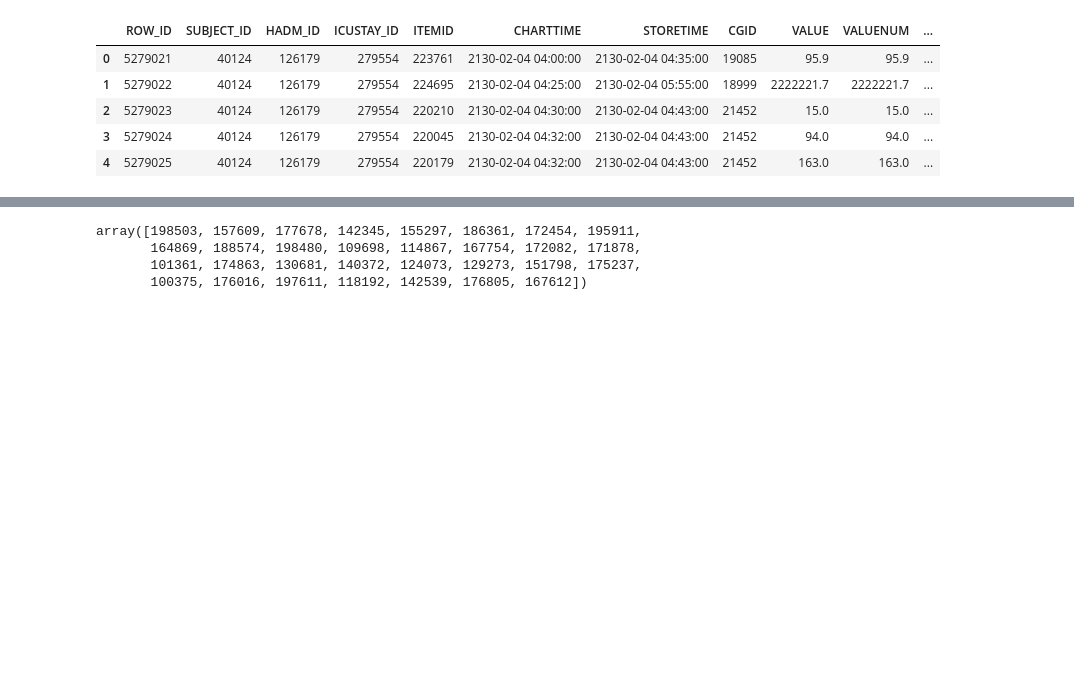
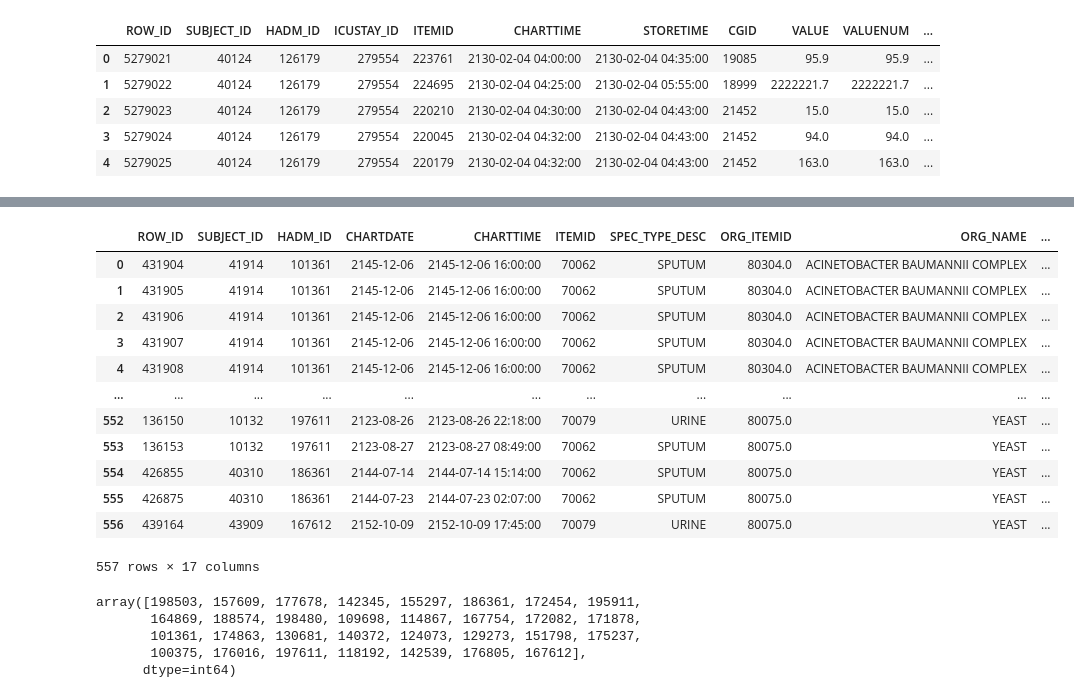
Before and after one commit to StanislavaMincheva12/OOP_SM_MO_CN, a Jupyter notebook: Code_02/Ward_52_check.ipynb, the cells around one changed output, grey strips where cells are left out. Saved outputs shown, nothing was run; the diff lists cells and outputs as text; code cells hidden in the pictures; blank space fills up the shorter version.

```diff
--- a/Code_02/Ward_52_check.ipynb
+++ b/Code_02/Ward_52_check.ipynb
@@ -230,7 +230,7 @@ import sqlite3
 import pandas as pd
 
 # Assuming db_path and desired_tables are defined earlier, e.g.:
-db_path = '/Volumes/T7/OOP_project/OOP_database.db'  # From your MIMIC/OOP project [cite:16]
+db_path = ''  # From your MIMIC/OOP project [cite:16] PATH TO
 desired_tables = ['PATIENTS', 'CAREGIVERS', 'D_ITEMS', 'ADMISSIONS', 'ICUSTAYS', 'NOTEEVENTS', 'MICROBIOLOGYEVENTS', 'TRANSFERS', 'OUTPUTEVENTS', 'CHARTEVENTS']
 
 from contextlib import contextmanager
@@ -332,3 +332,7 @@ ward52_pos = microbiologyevents[
 
 ward52_pos["ORG_NAME"] = ward52_pos["ORG_NAME"].astype(str).str.upper().str.strip()
 ward52_pos = ward52_pos.sort_values(["ORG_NAME", "CHARTDATE"])
+# %%
+ward52_discharge = icustays[(icustays["FIRST_WARDID"] == WARD_ID_TARGET)
+                            & (icustays["LAST_WARDID"] == WARD_ID_TARGET)][["SUBJECT_ID", "OUTTIME"]]
+ward52_discharge.head()
@@ -335,7 +346,25 @@ ward52_pos = ward52_pos.sort_values(["ORG_NAME", "CHARTDATE"])
+# %%
+ward52_pos = ward52_pos.merge(ward52_discharge, on="SUBJECT_ID", how="left")
+ward52_pos
+# %% [output]
+|  | ROW_ID | SUBJECT_ID | HADM_ID | CHARTDATE | CHARTTIME | ITEMID | SPEC_TYPE_DESC | ORG_ITEMID | ORG_NAME | ... |
+| 0 | 431904 | 41914 | 101361 | 2145-12-06 | 2145-12-06 16:00:00 | 70062 | SPUTUM | 80304.0 | ACINETOBACTER BAUMANNII COMPLEX | ... |
+| 1 | 431905 | 41914 | 101361 | 2145-12-06 | 2145-12-06 16:00:00 | 70062 | SPUTUM | 80304.0 | ACINETOBACTER BAUMANNII COMPLEX | ... |
+| 2 | 431906 | 41914 | 101361 | 2145-12-06 | 2145-12-06 16:00:00 | 70062 | SPUTUM | 80304.0 | ACINETOBACTER BAUMANNII COMPLEX | ... |
+| 3 | 431907 | 41914 | 101361 | 2145-12-06 | 2145-12-06 16:00:00 | 70062 | SPUTUM | 80304.0 | ACINETOBACTER BAUMANNII COMPLEX | ... |
+| 4 | 431908 | 41914 | 101361 | 2145-12-06 | 2145-12-06 16:00:00 | 70062 | SPUTUM | 80304.0 | ACINETOBACTER BAUMANNII COMPLEX | ... |
+| ... | ... | ... | ... | ... | ... | ... | ... | ... | ... | ... |
+| 552 | 136150 | 10132 | 197611 | 2123-08-26 | 2123-08-26 22:18:00 | 70079 | URINE | 80075.0 | YEAST | ... |
+| 553 | 136153 | 10132 | 197611 | 2123-08-27 | 2123-08-27 08:49:00 | 70062 | SPUTUM | 80075.0 | YEAST | ... |
+| 554 | 426855 | 40310 | 186361 | 2144-07-14 | 2144-07-14 15:14:00 | 70062 | SPUTUM | 80075.0 | YEAST | ... |
+| 555 | 426875 | 40310 | 186361 | 2144-07-23 | 2144-07-23 02:07:00 | 70062 | SPUTUM | 80075.0 | YEAST | ... |
+| 556 | 439164 | 43909 | 167612 | 2152-10-09 | 2152-10-09 17:45:00 | 70079 | URINE | 80075.0 | YEAST | ... |
+557 rows × 17 columns
 # %%
 ward52_hadm
 # %% [output]
 array([198503, 157609, 177678, 142345, 155297, 186361, 172454, 195911,
        164869, 188574, 198480, 109698, 114867, 167754, 172082, 171878,
        101361, 174863, 130681, 140372, 124073, 129273, 151798, 175237,
-       100375, 176016, 197611, 118192, 142539, 176805, 167612])
+       100375, 176016, 197611, 118192, 142539, 176805, 167612],
+      dtype=int64)
```
Also changed, not shown: parts of 14 cells of this notebook, 1 other file.
